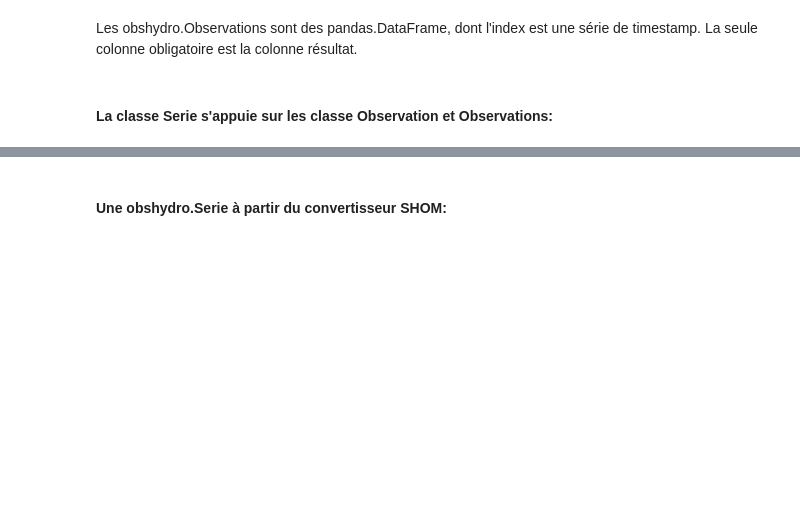
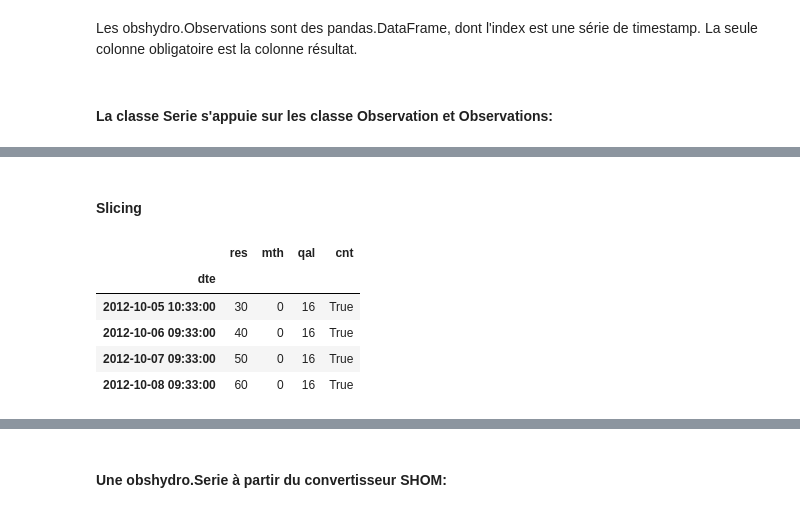
Before and after one commit to sebromon/libhydro, a Jupyter notebook: doc/development_guide/notebook/tutorial.ipynb, the cells around one changed output, grey strips where cells are left out. Drawn from its saved outputs; the diff is of its cells as text; code cells hidden in the pictures; blank space fills up the shorter version.

```diff
--- a/doc/development_guide/notebook/tutorial.ipynb
+++ b/doc/development_guide/notebook/tutorial.ipynb
@@ -77,0 +119,11 @@ dte
+# %% [markdown]
+#### Slicing
+# %%
+r.observations['2012-10-05 10:33+00':]
+# %% [output]
+|  | res | mth | qal | cnt |
+| dte |  |  |  |  |
+| 2012-10-05 10:33:00 | 30 | 0 | 16 | True |
+| 2012-10-06 09:33:00 | 40 | 0 | 16 | True |
+| 2012-10-07 09:33:00 | 50 | 0 | 16 | True |
+| 2012-10-08 09:33:00 | 60 | 0 | 16 | True |
```
Also changed, not shown: parts of 11 cells of this notebook, 4 other files.
